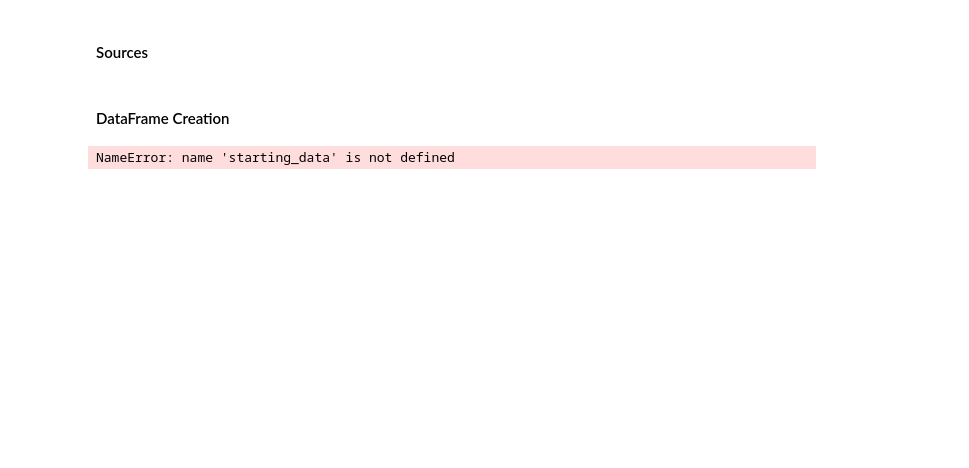
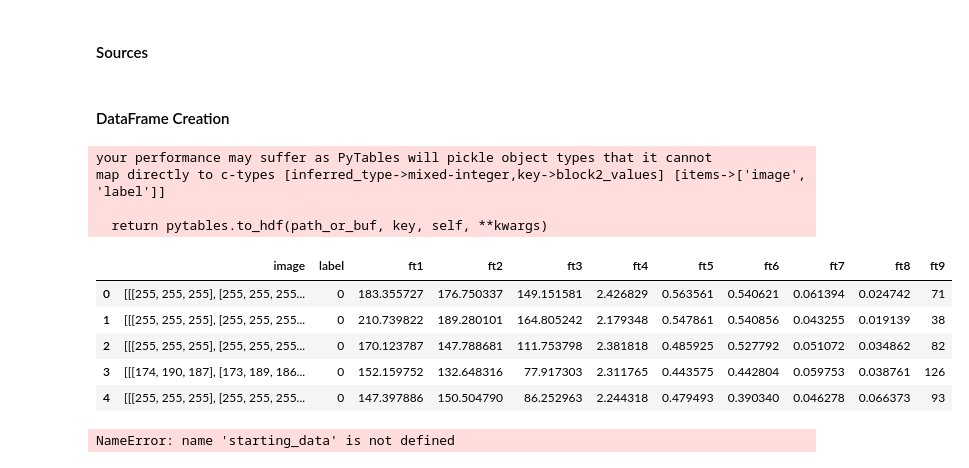
Before and after one commit to chriscorrea14/ds100_final_proj, a Jupyter notebook: GradProject_NB2.ipynb, the cells around one changed output. Drawn from its saved outputs; the diff is of its cells as text; code cells hidden in the pictures; blank space fills up the shorter version.

```diff
--- a/GradProject_NB2.ipynb
+++ b/GradProject_NB2.ipynb
@@ -220,6 +216,6 @@ starting_data['corners_num'] = pd.Series([ft9(image) for image in starting_data[
 # %%
 # Kmeans cluster corners
-starting_data['kmeans_clusters'] = pd.Series([ft10(image, k) for k, image in enumerate(starting_data['image'])])
+eda_data['kmeans_clusters'] = pd.Series([ft10(image, k) for k, image in enumerate(eda_data['image'])])
 # %% [output]
 0
 1
@@ -292,5 +271,5 @@ plt.figure(figsize=[12,12])
 label_dict = {0: 'zero', 1: 'one', 2: 'two', 3: 'three', 4: 'four', 5: 'five', 6: 'six', 7: 'seven', 8: 'eight',
              9: 'nine', 10: 'ten', 11: 'eleven', 12: 'twelve', 13: 'thirteen', 14: 'fourteen', 15: 'fifteen',
              16: 'sixteen', 17: 'seventeen', 18: 'eighteen', 19: 'nineteen'}
-starting_data['label_string'] = starting_data['label'].map(label_dict)
-sns.scatterplot(x='corners_avg_x', y='corners_avg_y', data=starting_data, hue='label_string')
+eda_data['label_string'] = eda_data['label'].map(label_dict)
+sns.scatterplot(x='corners_avg_x', y='corners_avg_y', data=eda_data, hue='label_string')
@@ -323,3 +288,35 @@ def feature_frame(df):
+# %%
+def feature_frame(df):
+
+    df['ft1'] = pd.Series([ft1(image) for image in df['image']])
+    df['ft2'] = pd.Series([ft2(image) for image in df['image']])
+    df['ft3'] = pd.Series([ft3(image) for image in df['image']])
+    df['ft4'] = pd.Series([ft4(image) for image in df['image']])
+    df['ft5'] = pd.Series([ft5(image) for image in df['image']])
+    df['ft6'] = pd.Series([ft6(image) for image in df['image']])
+    df['ft7'] = pd.Series([ft7(image) for image in df['image']])
+    df['ft8'] = pd.Series([ft8(image) for image in df['image']])
+    df['ft9'] = pd.Series([ft9(image) for image in df['image']])
+
+    return df
+    #Returns data-frame with all the features now inside, and calculated
+# %%
+training_data = feature_frame(starting_data)
+training_data.to_hdf('training_data.h5', key='df', mode='w')
+# %% [output]
+your performance may suffer as PyTables will pickle object types that it cannot
+map directly to c-types [inferred_type->mixed-integer,key->block2_values] [items->['image', 'label']]
+
+  return pytables.to_hdf(path_or_buf, key, self, **kwargs)
+# %%
+training_data.head()
+# %% [output]
+|  | image | label | ft1 | ft2 | ft3 | ft4 | ft5 | ft6 | ft7 | ft8 | ft9 |
+| 0 | [[[255, 255, 255], [255, 255, 255... | 0 | 183.355727 | 176.750337 | 149.151581 | 2.426829 | 0.563561 | 0.540621 | 0.061394 | 0.024742 | 71 |
+| 1 | [[[255, 255, 255], [255, 255, 255... | 0 | 210.739822 | 189.280101 | 164.805242 | 2.179348 | 0.547861 | 0.540856 | 0.043255 | 0.019139 | 38 |
+| 2 | [[[255, 255, 255], [255, 255, 255... | 0 | 170.123787 | 147.788681 | 111.753798 | 2.381818 | 0.485925 | 0.527792 | 0.051072 | 0.034862 | 82 |
+| 3 | [[[174, 190, 187], [173, 189, 186... | 0 | 152.159752 | 132.648316 | 77.917303 | 2.311765 | 0.443575 | 0.442804 | 0.059753 | 0.038761 | 126 |
+| 4 | [[[255, 255, 255], [255, 255, 255... | 0 | 147.397886 | 150.504790 | 86.252963 | 2.244318 | 0.479493 | 0.390340 | 0.046278 | 0.066373 | 93 |
 # %%
 feature_frame(data_from_nb1)
 # %% [output]
```
Also changed, not shown: parts of 18 cells of this notebook, 1 other file.
